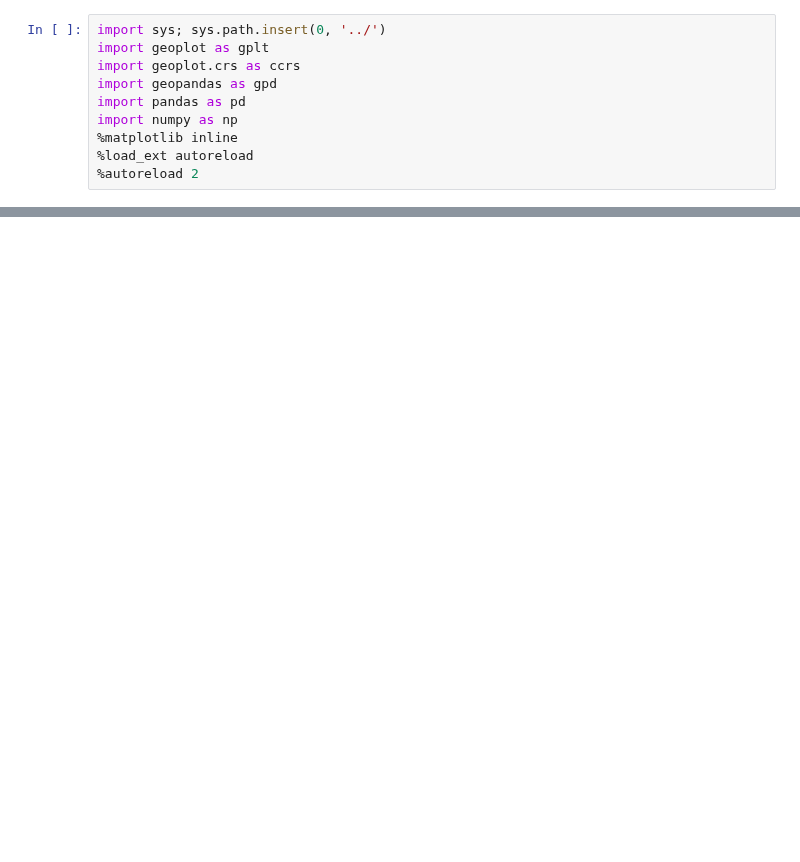
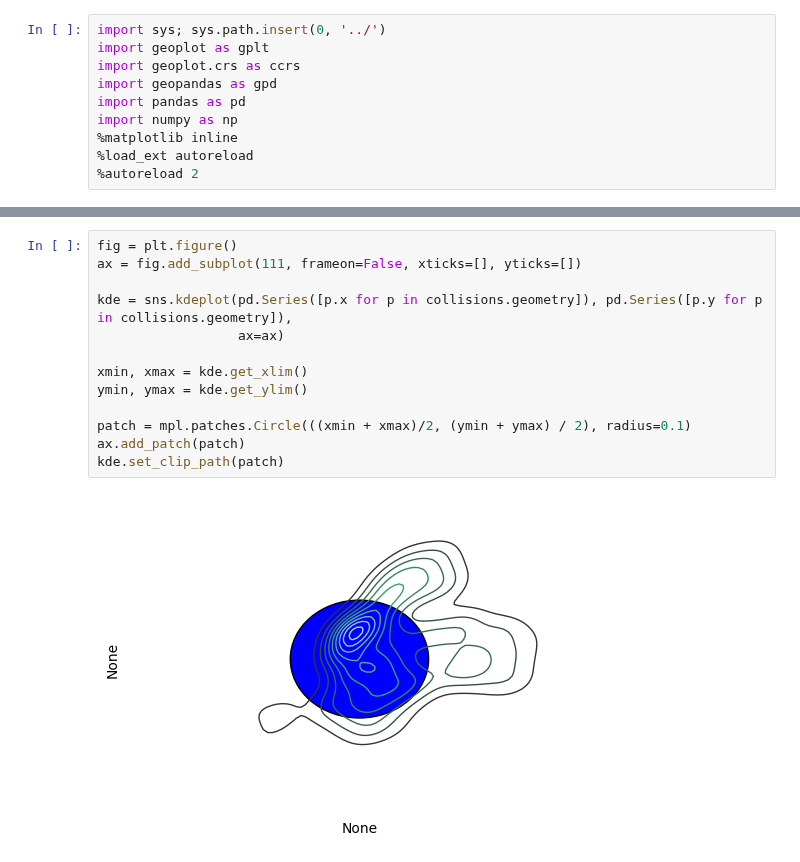
Before and after one commit to ResidentMario/geoplot, a Jupyter notebook: notebooks/Untitled.ipynb, the cells around one changed output, grey strips where cells are left out. Drawn from its saved outputs; the diff is of its cells as text; blank space fills up the shorter version.

```diff
--- a/notebooks/Untitled.ipynb
+++ b/notebooks/Untitled.ipynb
@@ -29,0 +84,15 @@ gplt.choropleth(polydata, hue='latdep', cmap='Blues', k=None, legend=True, proje
+# %%
+fig = plt.figure()
+ax = fig.add_subplot(111, frameon=False, xticks=[], yticks=[])
+
+kde = sns.kdeplot(pd.Series([p.x for p in collisions.geometry]), pd.Series([p.y for p in collisions.geometry]),
+                  ax=ax)
+
+xmin, xmax = kde.get_xlim()
+ymin, ymax = kde.get_ylim()
+
+patch = mpl.patches.Circle(((xmin + xmax)/2, (ymin + ymax) / 2), radius=0.1)
+ax.add_patch(patch)
+kde.set_clip_path(patch)
+# %% [output]
+[figure, added]
```
Also changed, not shown: parts of 16 cells of this notebook, 11 other files.
